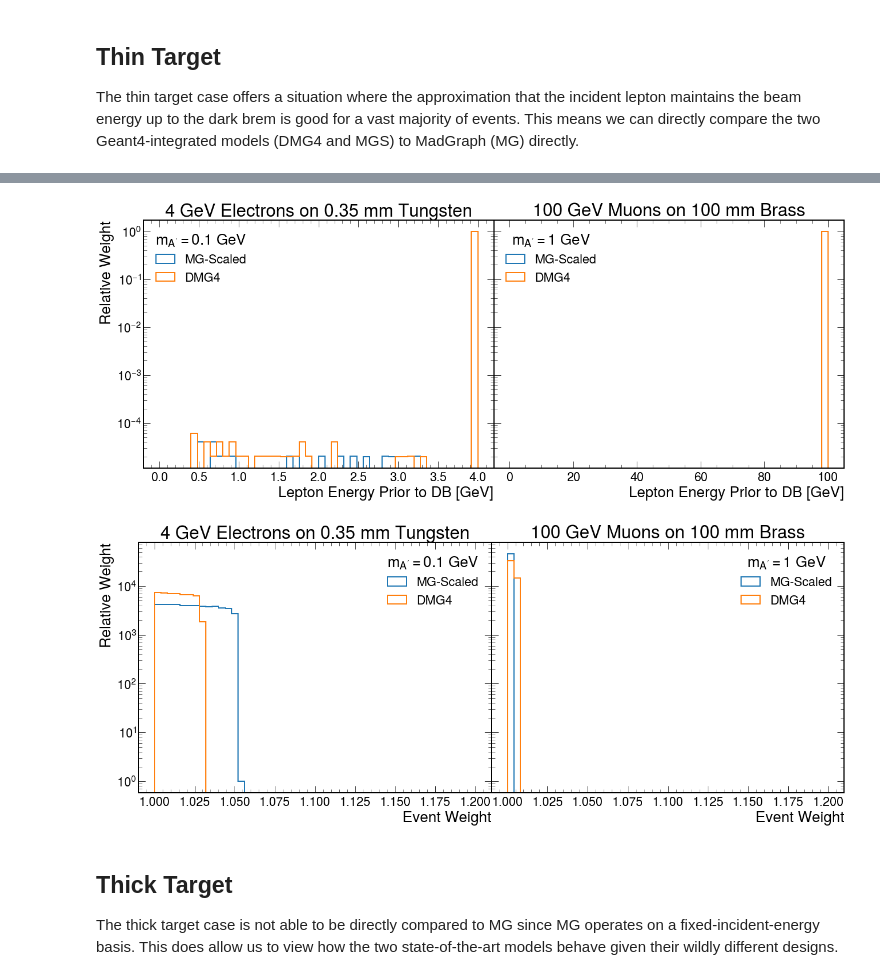
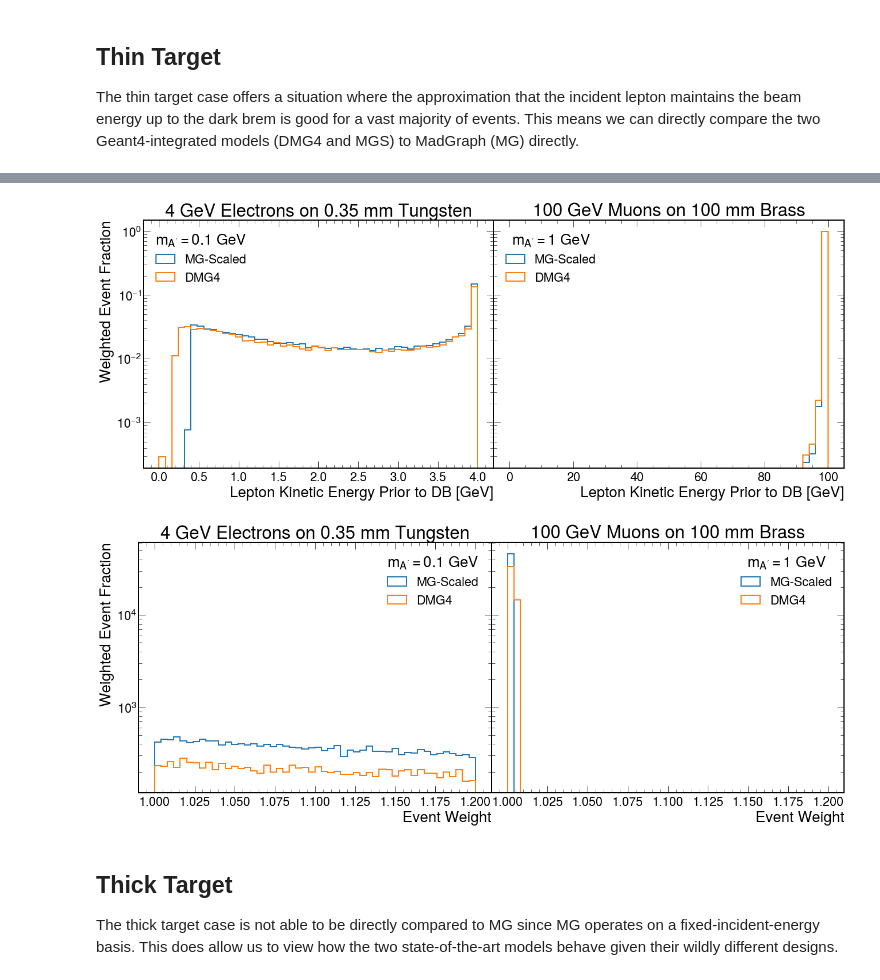
Before and after one commit to tomeichlersmith/ldmx-sim-technique, a Jupyter notebook: ana/plot-dev.ipynb, the cells around one changed output, grey strips where cells are left out. Saved outputs shown, nothing was run; the diff lists cells and outputs as text; code cells hidden in the pictures.

```diff
--- a/ana/plot-dev.ipynb
+++ b/ana/plot-dev.ipynb
@@ -102,9 +102,10 @@ There are many variables of interest to plot. Here are the plots and comments ab
 - Comparing to pure MadGraph is complicated. Choosing to compare directly to simply the beam-energy MG leads to some difference in the distributions when the leptons are properly biased (electron case - left column) and the electron actually undergoing the dark brem does not have an energy close to the beam energy.
 # %%
 def side_by_side(data_packet, kinematic_variable, xlabel,
-                 weight = True, ylabel = 'Relative Weight', yscale = 'log',
+                 weight = True, ylabel = 'Weighted Event Fraction', yscale = 'log',
                  drop_mg = False,
-                 el_kwargs = {}, mu_kwargs = {}, legend_kwargs = {}) :
+                 el_kwargs = {}, mu_kwargs = {},
+                 hist_kwargs = {}, legend_kwargs = {}) :
     """Plot same kinematic variable side-by-side with a shared y-axis"""
 
     ((el_title,el_data),(mu_title,mu_data)) = data_packet
@@ -128,7 +129,7 @@ def side_by_side(data_packet, kinematic_variable, xlabel,
         el_ax.hist(df[kinematic_variable],
                    weights = weights,
                    label = name, linewidth = 2.,
-                   histtype = 'step', **el_kwargs)
+                   histtype = 'step', **el_kwargs, **hist_kwargs)
     el_ax.legend(title='$m_{A\'}=0.1$ GeV', **legend_kwargs)
 
     mu_ax.set_title(mu_title)
@@ -141,7 +142,7 @@ def side_by_side(data_packet, kinematic_variable, xlabel,
         mu_ax.hist(df[kinematic_variable],
                    weights = weights,
                    label = name, linewidth = 2.,
-                   histtype = 'step', **mu_kwargs)
+                   histtype = 'step', **mu_kwargs, **hist_kwargs)
     mu_ax.legend(title = '$m_{A\'}=1$ GeV', **legend_kwargs)
 
     plt.show()
@@ -162,17 +169,16 @@ side_by_side(thin_tgt, 'visible_energy_frac', 'Visible Energy Fraction of Beam',
 # %%
-side_by_side(thin_tgt, 'incident_kinetic_energy_GeV', 'Lepton Energy Prior to DB [GeV]',
-             el_kwargs = {'range' : (0.,4.000511), 'bins' : 50},
-             mu_kwargs = {'range' : (0.,100.106) , 'bins' : 50},
+side_by_side(thin_tgt, 'incident_kinetic_energy_GeV', 'Lepton Kinetic Energy Prior to DB [GeV]',
+             el_kwargs = {'range' : (0.,4.)},
+             mu_kwargs = {'range' : (0.,100.) },
              legend_kwargs = {'loc' : 'upper left'},
+             hist_kwargs = { 'bins' : 50 },
              drop_mg = True)
 # %% [output]
-[figure, old version]
+[figure, new version]
 # %%
-side_by_side(thin_tgt, 'relative_weight', 'Event Weight', weight = False,
-             el_kwargs = {'range' : (1.,1.2), 'bins' : 50},
-             mu_kwargs = {'range' : (1.,1.2), 'bins' : 50}, drop_mg = True)
+side_by_side(thin_tgt, 'relative_weight', 'Event Weight', weight = False, hist_kwargs = {'range':(1,1.2),'bins':50},drop_mg = True)
 # %% [output]
-[figure, old version]
+[figure, new version]
 # %% [markdown]
 ## Thick Target
 The thick target case is not able to be directly compared to MG since MG operates on a fixed-incident-energy basis. This does allow us to view how the two state-of-the-art models behave given their wildly different designs.
```
Also changed, not shown: parts of 9 cells of this notebook, 1 other file.
